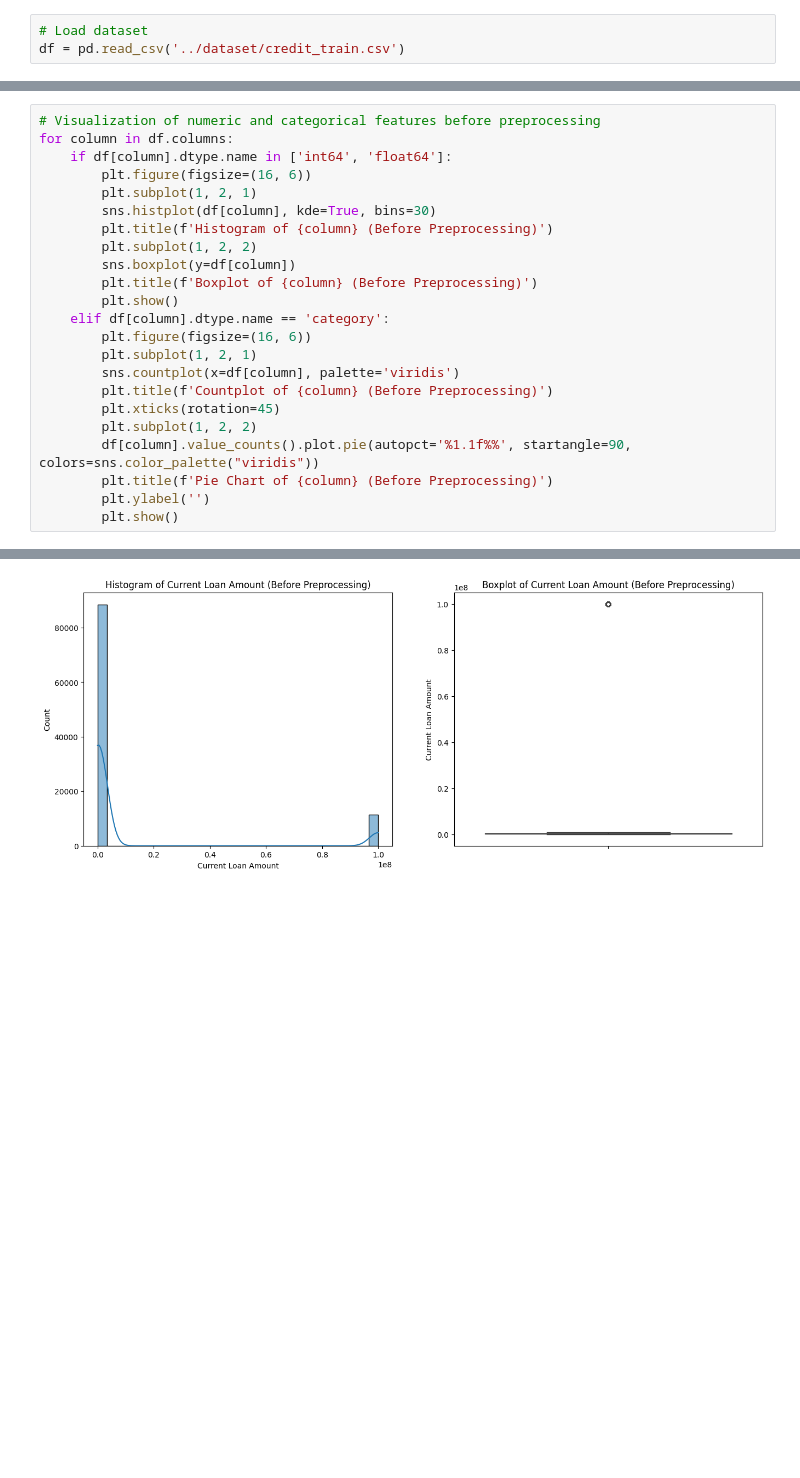
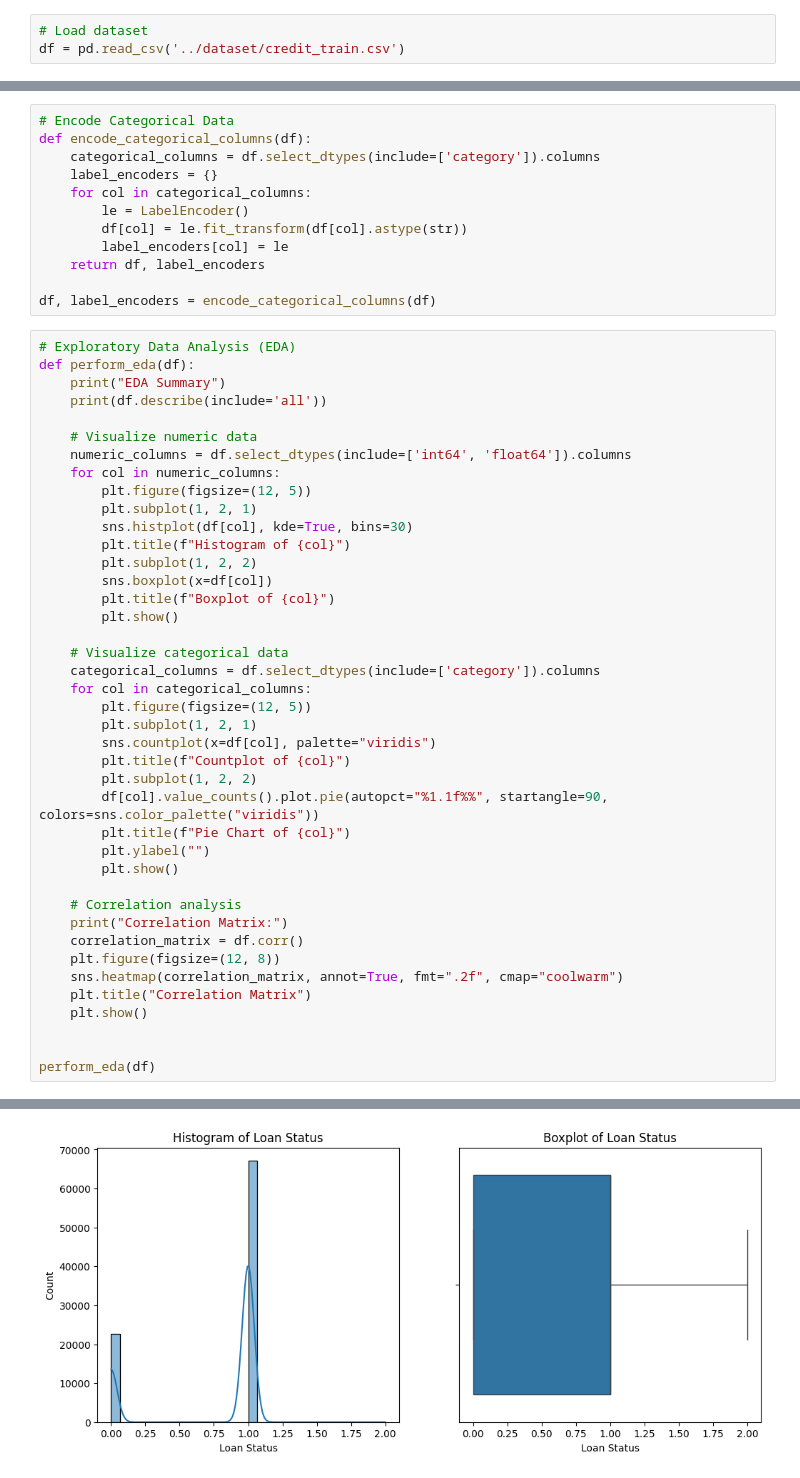
Before and after one commit to mbudis23/big-data-final-exam, a Jupyter notebook: notebooks/problem_4.ipynb, the cells around one changed output, grey strips where cells are left out. Cells and saved outputs as stored; diff of their text form; blank space fills up the shorter version.

```diff
--- a/notebooks/problem_4.ipynb
+++ b/notebooks/problem_4.ipynb
@@ -50,24 +72,54 @@ plt.show()
+# %%
+# Encode Categorical Data
+def encode_categorical_columns(df):
+    categorical_columns = df.select_dtypes(include=['category']).columns
+    label_encoders = {}
+    for col in categorical_columns:
+        le = LabelEncoder()
+        df[col] = le.fit_transform(df[col].astype(str))
+        label_encoders[col] = le
+    return df, label_encoders
+
+df, label_encoders = encode_categorical_columns(df)
 # %%
-# Visualization of numeric and categorical features before preprocessing
-for column in df.columns:
-    if df[column].dtype.name in ['int64', 'float64']:
-        plt.figure(figsize=(16, 6))
+# Exploratory Data Analysis (EDA)
+def perform_eda(df):
+    print("EDA Summary")
+    print(df.describe(include='all'))
+
+    # Visualize numeric data
+    numeric_columns = df.select_dtypes(include=['int64', 'float64']).columns
+    for col in numeric_columns:
+        plt.figure(figsize=(12, 5))
         plt.subplot(1, 2, 1)
-        sns.histplot(df[column], kde=True, bins=30)
-        plt.title(f'Histogram of {column} (Before Preprocessing)')
+        sns.histplot(df[col], kde=True, bins=30)
+        plt.title(f"Histogram of {col}")
         plt.subplot(1, 2, 2)
-        sns.boxplot(y=df[column])
-        plt.title(f'Boxplot of {column} (Before Preprocessing)')
+        sns.boxplot(x=df[col])
+        plt.title(f"Boxplot of {col}")
         plt.show()
-    elif df[column].dtype.name == 'category':
-        plt.figure(figsize=(16, 6))
+
+    # Visualize categorical data
+    categorical_columns = df.select_dtypes(include=['category']).columns
+    for col in categorical_columns:
+        plt.figure(figsize=(12, 5))
         plt.subplot(1, 2, 1)
-        sns.countplot(x=df[column], palette='viridis')
-        plt.title(f'Countplot of {column} (Before Preprocessing)')
-        plt.xticks(rotation=45)
+        sns.countplot(x=df[col], palette="viridis")
+        plt.title(f"Countplot of {col}")
         plt.subplot(1, 2, 2)
-        df[column].value_counts().plot.pie(autopct='%1.1f%%', startangle=90, colors=sns.color_palette("viridis"))
-        plt.title(f'Pie Chart of {column} (Before Preprocessing)')
-        plt.ylabel('')
+        df[col].value_counts().plot.pie(autopct="%1.1f%%", startangle=90, colors=sns.color_palette("viridis"))
+        plt.title(f"Pie Chart of {col}")
+        plt.ylabel("")
         plt.show()
+
+    # Correlation analysis
+    print("Correlation Matrix:")
+    correlation_matrix = df.corr()
+    plt.figure(figsize=(12, 8))
+    sns.heatmap(correlation_matrix, annot=True, fmt=".2f", cmap="coolwarm")
+    plt.title("Correlation Matrix")
+    plt.show()
+
+
+perform_eda(df)
 # %% [output]
@@ -74 +143 @@ for column in df.columns:
-[figure, old version]
+[figure, new version]
```
Also changed, not shown: parts of 15 cells of this notebook, 1 other file.
